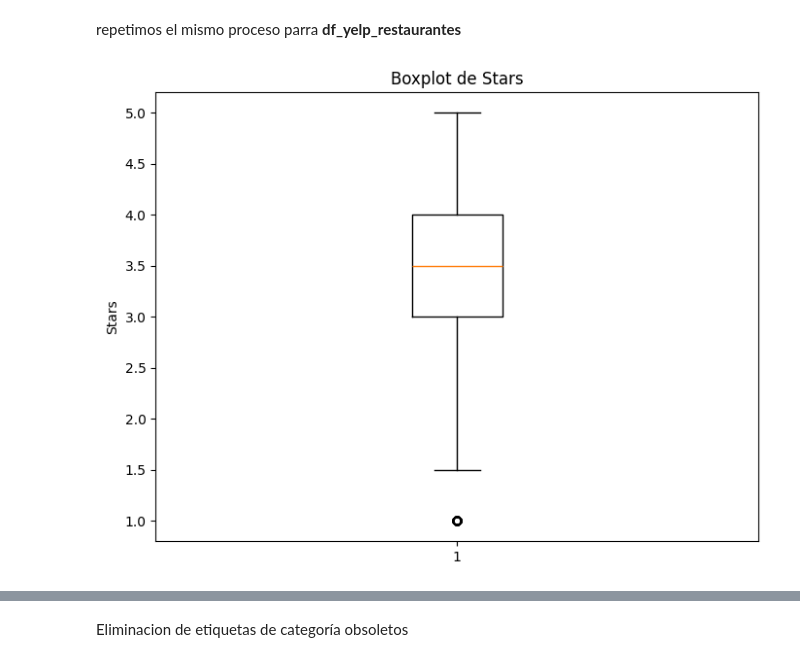
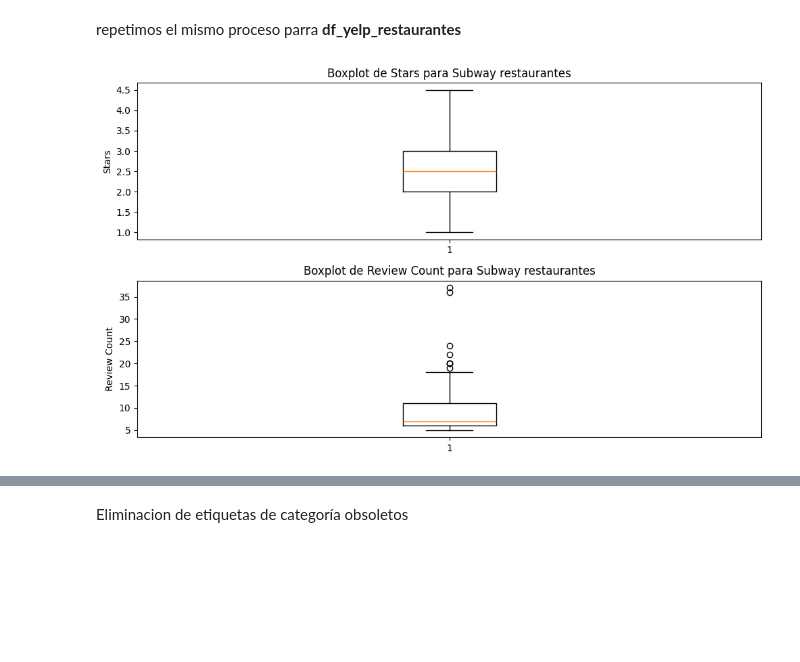
Before and after one commit to Aspirina180mg/PF_DATAPT07, a Jupyter notebook: EDA.ipynb, the cells around one changed output, grey strips where cells are left out. Drawn from its saved outputs; the diff is of its cells as text; code cells hidden in the pictures; blank space fills up the shorter version.

```diff
--- a/EDA.ipynb
+++ b/EDA.ipynb
@@ -18,0 +255,13 @@ df_yelp_users = pd.read_parquet(r'Generated\Yelp\users_extracted.parquet')
+# %%
+categorias = df_yelp_restaurantes["categories"].tolist()
+categorias_separadas = [categoria.split(", ") for categoria in categorias]
+todas_categorias = [item for sublist in categorias_separadas for item in sublist]
+frecuencia_categorias = {
+    categoria: todas_categorias.count(categoria) for categoria in set(todas_categorias)
+}
+categorias_menos_comunes = sorted(frecuencia_categorias.items(), key=lambda x: x[1])
+menos_repetidas = categorias_menos_comunes[:167]
+
+print("Las menos repetidas son:")
+for categoria, frecuencia in menos_repetidas:
+    print(f"{categoria}: {frecuencia} veces")
@@ -18,0 +547,4 @@ df_yelp_users = pd.read_parquet(r'Generated\Yelp\users_extracted.parquet')
+# %%
+df_yelp_checkin["is_open"] = df_yelp_checkin["is_open"].astype(bool)
+df_yelp_restaurantes["is_open"] = df_yelp_restaurantes["is_open"].astype(bool)
+df_yelp_tips["is_open"] = df_yelp_tips["is_open"].astype(bool)
@@ -272,11 +1293,21 @@ DataFrame modificado eliminando las categorías que se repiten solo una vez:
 | 4 | YNjyv0gfOr2g8lbmUpTnKg | Copper Vine | 1001 Poydras St | New Orleans | PA | 70112 | 29.950647 | -90.074427 | 4.5 | ... |
 # %% [markdown]
 repetimos el mismo proceso parra **df_yelp_restaurantes**
+# %%
+subway_rest_data = df_yelp_restaurantes.loc[df_yelp_restaurantes['name'] == 'Subway']
 # %%
-plt.figure(figsize=(8, 6))
-plt.boxplot(df_yelp_restaurantes['stars'])
-plt.title('Boxplot de Stars')
+plt.figure(figsize=(10, 6))
+plt.subplot(2, 1, 1)
+plt.boxplot(subway_rest_data['stars'])
+plt.title('Boxplot de Stars para Subway restaurantes')
 plt.ylabel('Stars')
+
+plt.subplot(2, 1, 2)
+plt.boxplot(subway_rest_data['review_count'])
+plt.title('Boxplot de Review Count para Subway restaurantes')
+plt.ylabel('Review Count')
+
+plt.tight_layout()
 plt.show()
 # %% [output]
-[figure, old version]
+[figure, new version]
```
Also changed, not shown: parts of 261 cells of this notebook, 11 other files.
